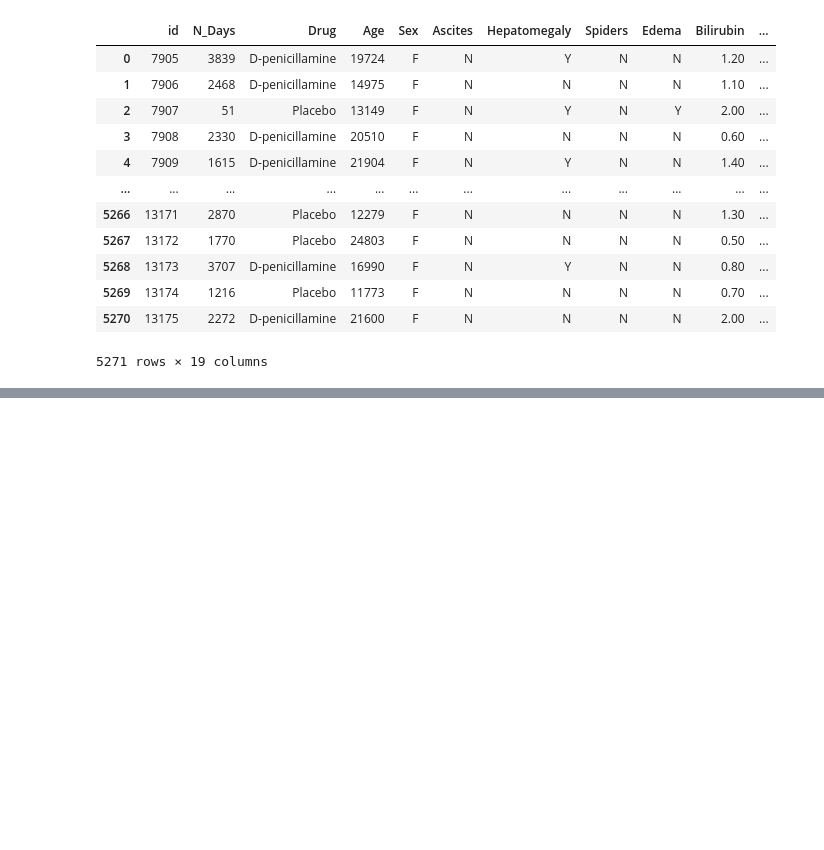
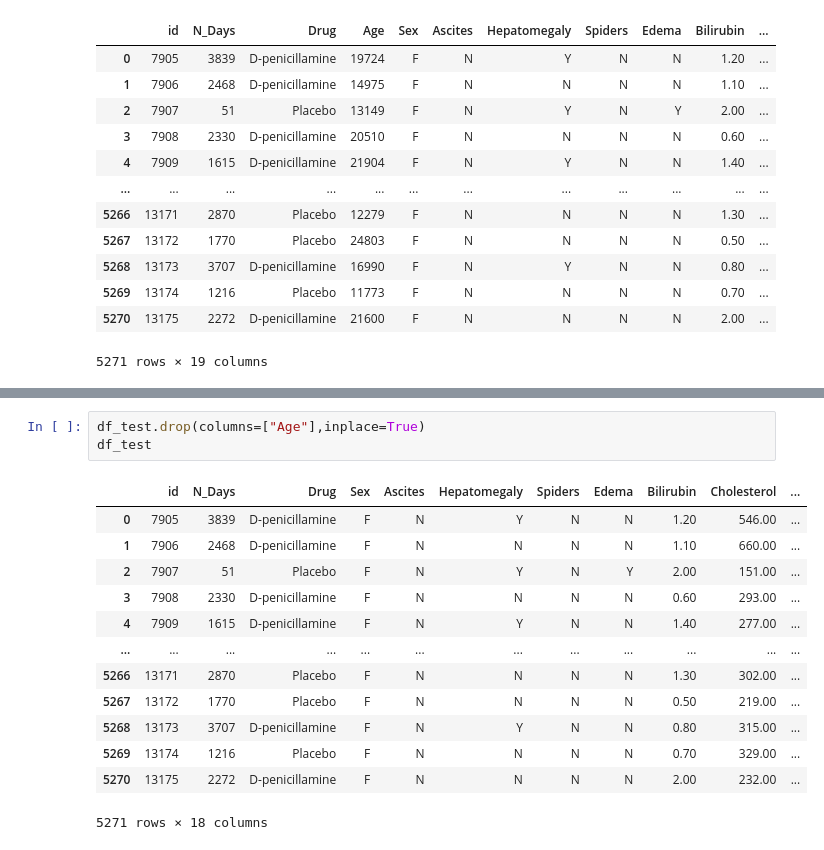
Before and after one commit to NareshGusain/Kaggle-Competition, a Jupyter notebook: Multi-Class_Prediction_of_Cirrhosis/preprocesing.ipynb, the cells around one changed output, grey strips where cells are left out. Saved outputs shown, nothing was run; the diff lists cells and outputs as text; blank space fills up the shorter version.

```diff
--- a/Multi-Class_Prediction_of_Cirrhosis/preprocesing.ipynb
+++ b/Multi-Class_Prediction_of_Cirrhosis/preprocesing.ipynb
@@ -388,0 +413,17 @@ df_test
+# %%
+df_test.drop(columns=["Age"],inplace=True)
+df_test
+# %% [output]
+|  | id | N_Days | Drug | Sex | Ascites | Hepatomegaly | Spiders | Edema | Bilirubin | Cholesterol | ... |
+| 0 | 7905 | 3839 | D-penicillamine | F | N | Y | N | N | 1.20 | 546.00 | ... |
+| 1 | 7906 | 2468 | D-penicillamine | F | N | N | N | N | 1.10 | 660.00 | ... |
+| 2 | 7907 | 51 | Placebo | F | N | Y | N | Y | 2.00 | 151.00 | ... |
+| 3 | 7908 | 2330 | D-penicillamine | F | N | N | N | N | 0.60 | 293.00 | ... |
+| 4 | 7909 | 1615 | D-penicillamine | F | N | Y | N | N | 1.40 | 277.00 | ... |
+| ... | ... | ... | ... | ... | ... | ... | ... | ... | ... | ... | ... |
+| 5266 | 13171 | 2870 | Placebo | F | N | N | N | N | 1.30 | 302.00 | ... |
+| 5267 | 13172 | 1770 | Placebo | F | N | N | N | N | 0.50 | 219.00 | ... |
+| 5268 | 13173 | 3707 | D-penicillamine | F | N | Y | N | N | 0.80 | 315.00 | ... |
+| 5269 | 13174 | 1216 | Placebo | F | N | N | N | N | 0.70 | 329.00 | ... |
+| 5270 | 13175 | 2272 | D-penicillamine | F | N | N | N | N | 2.00 | 232.00 | ... |
+5271 rows × 18 columns
```
Also changed, not shown: parts of 29 cells of this notebook.
